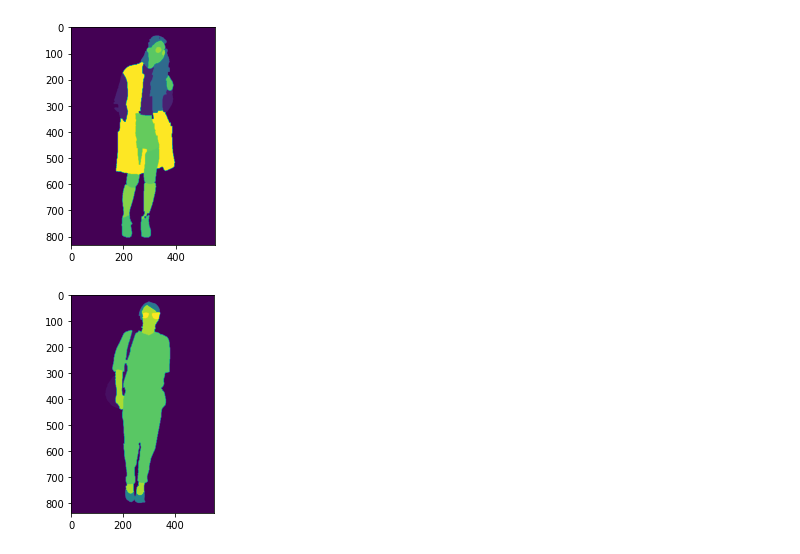
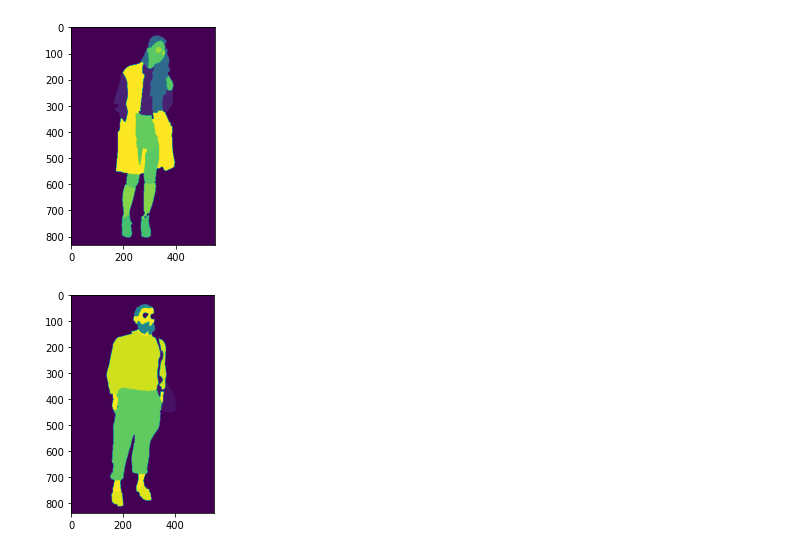
Before and after one commit to Farida-Hamid/Subtract-The-Model, a Jupyter notebook: Prep-Visualise-Data.ipynb, the cells around one changed output. Cells and saved outputs as stored; diff of their text form; code cells hidden in the pictures.

Commit message:
Explore pixel-level annotated images.

```diff
--- a/Prep-Visualise-Data.ipynb
+++ b/Prep-Visualise-Data.ipynb
@@ -8,4 +9,4 @@ import os
 # %%
-data_path = '/Users/farida/Documents/Undress_Image/clothing-co-parsing/'
+data_path = '/Users/farida/Documents/subtract-model/clothing-co-parsing/'
 
 seg = sio.loadmat(data_path + 'annotations/pixel-level/0001.mat')
@@ -24,7 +15,7 @@ imgplot = plt.imshow(seg['groundtruth'])
 # %% [output]
 [figure]
 # %%
-data_path = '/Users/farida/Documents/Undress_Image/clothing-co-parsing/annotations/pixel-level/'
+data_path = '/Users/farida/Documents/subtract-model/clothing-co-parsing/annotations/pixel-level/'
 seg = []
 
 for image in os.listdir(data_path):
@@ -32,6 +23,6 @@ for image in os.listdir(data_path):
         data = sio.loadmat(data_path + image)
         seg.append(data['groundtruth'])
 # %%
-imgplot = plt.imshow(seg[4])
+imgplot = plt.imshow(seg[1])
 # %% [output]
-[figure, old version]
+[figure, new version]
```
Also changed, not shown: parts of 5 cells of this notebook, 1 other file.
